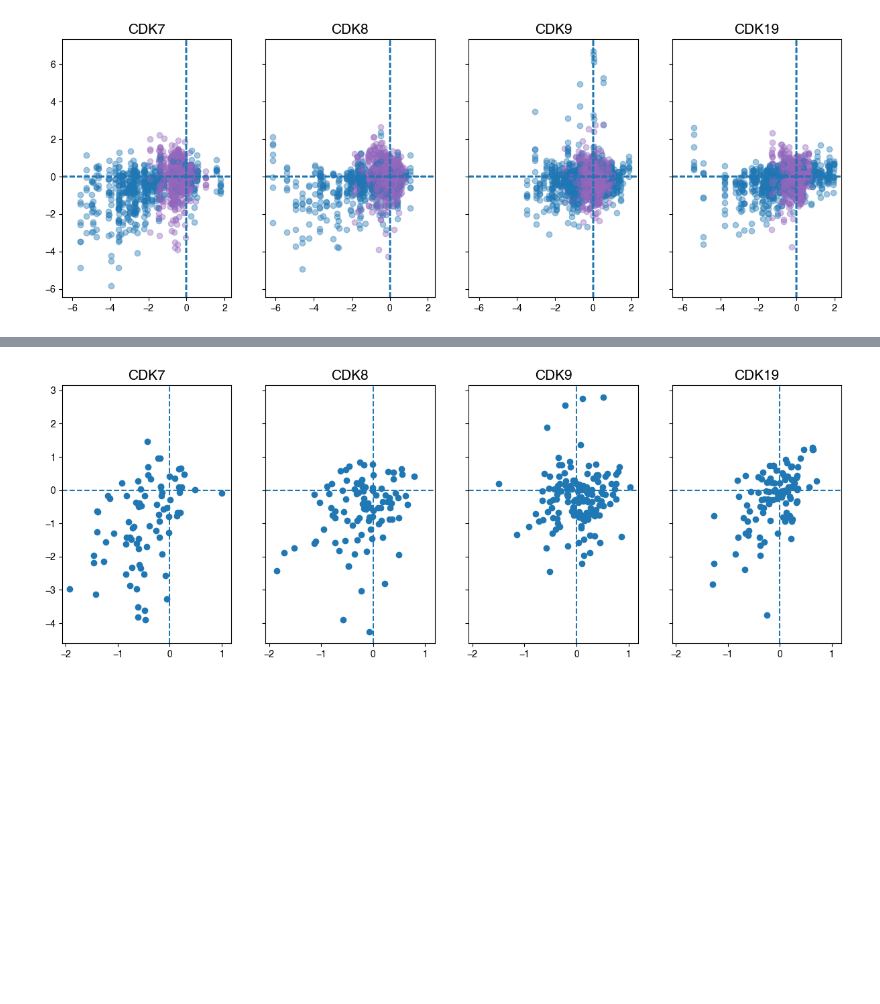
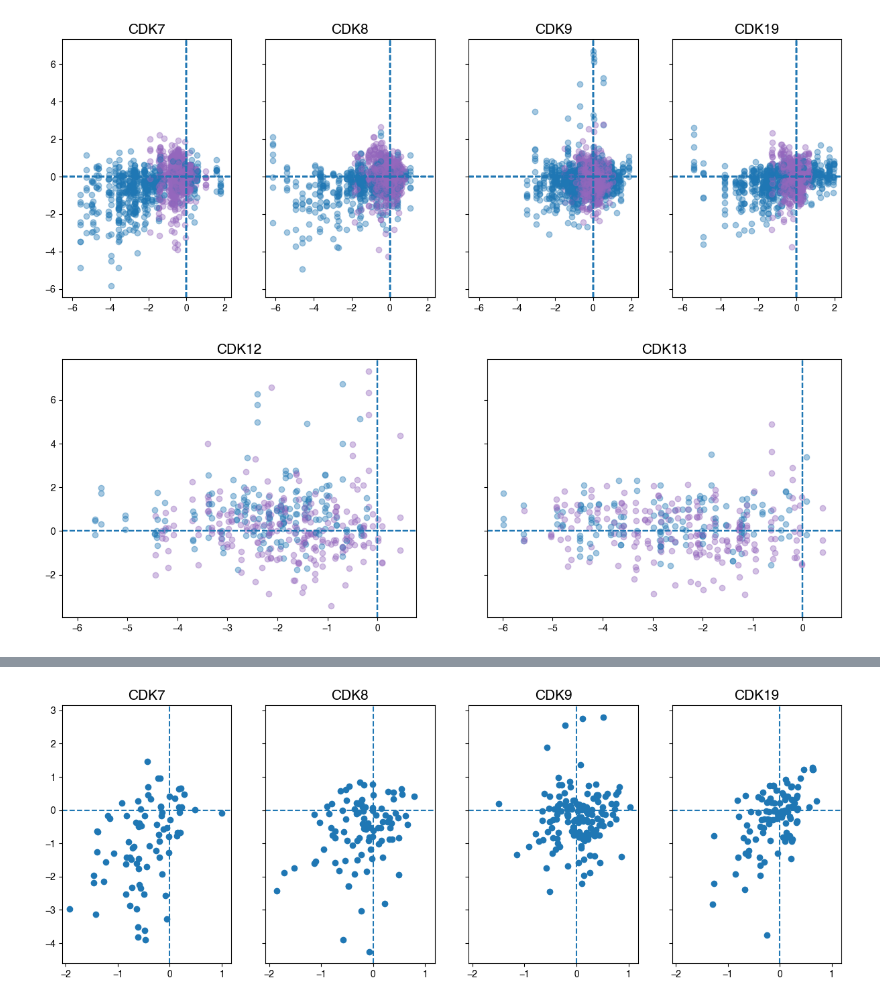
Before and after one commit to samgould2/CDK-BE-mutagenesis, a Jupyter notebook: notebooks/09_analysis_and_viz/KLIFS_fingerprints.ipynb, the cells around one changed output, grey strips where cells are left out. Drawn from its saved outputs; the diff is of its cells as text; code cells hidden in the pictures; blank space fills up the shorter version.

```diff
--- a/notebooks/09_analysis_and_viz/KLIFS_fingerprints.ipynb
+++ b/notebooks/09_analysis_and_viz/KLIFS_fingerprints.ipynb
@@ -1093,0 +1169,3 @@ ax.set_xticklabels(list(range(1,86)), rotation=90);
+# %%
+sav_klifs = pd.concat(sav_holder).reset_index(drop=True)
+sav_klifs
@@ -1093,0 +1392,6 @@ ax.set_xticklabels(list(range(1,86)), rotation=90);
+# %%
+to_highlight = sav_klifs[(sav_klifs['gRNA_id'].isin(highlight_CBE)) & (sav_klifs['Editor']=='CBE')].reset_index(drop=True)
+
+for i, val in to_highlight.iterrows():
+    v = CBE.loc[(CBE['gRNA_id']==val['gRNA_id']), name_CBE].values[0]
+    to_highlight.loc[i, name_CBE] = v
@@ -1178,14 +1495,13 @@ for condition in conditions:
 [figure]
 # %%
 
-fig, ax = plt.subplots(1,4,figsize=(15,5), sharex=True, sharey=True)
+fig, ax = plt.subplots(1,2,figsize=(15,5), sharex=True, sharey=True)
 
 
+#genes = ['CDK12', 'CDK13']
 genes = ['CDK12', 'CDK13']
 
-condition = 'KI-CDK9d-32N_5000nM'
-
-conditions = ['Senexin B_15000nM', 'Senexin B_2000nM', 'KI-CDK9d-32_100nM', 'KI-CDK9d-32_1000nM', 'KI-CDK9d-32N_1250nM', 'KI-CDK9d-32N_5000nM', 'SEL120_4000nM', 'KB-0742_1500nM']
+conditions = ['HQ461', 'BSJ-4-116', 'CDK12-IN-2']
 
 p = []
 c = []
@@ -1196,50 +1512,52 @@ gg = []
 for condition in conditions:
 
     for i, val in enumerate(genes):
-        aa = CBE_rg_dict1[val]
+        aa = CBE_rg_dict2[val]
         flat_list = [x for xs in aa for x in xs]
         np.unique(flat_list)
 
-        plas = CBE_s1_plasmid[CBE_s1_plasmid['gRNA_id'].isin(np.unique(flat_list))]
-        cond = CBE_s1[CBE_s1['gRNA_id'].isin(np.unique(flat_list))]
+        plas = CBE_s2_plasmid[CBE_s2_plasmid['gRNA_id'].isin(np.unique(flat_list))]
+        cond = CBE_s2[CBE_s2['gRNA_id'].isin(np.unique(flat_list))]
         assert list(plas['gRNA_id'])==list(cond['gRNA_id'])
 
-        ax[i].scatter(plas['LFC_median_T0'], cond[f'LFC_median_{condition}'], c='tab:blue', alpha=.4)
+        ax[i].scatter(plas['LFC_median_CBE_T0'], cond[f'LFC_median_CBE_{condition}'], c='tab:blue', alpha=.4)
         ax[i].set_title(val, fontsize=15)
         ax[i].axvline(0, linestyle='dashed')
         ax[i].axhline(0, linestyle='dashed')
 
-        for j in plas['LFC_median_T0']:
+        for j in plas['LFC_median_CBE_T0']:
             p.append(j)
-        for j in cond[f'LFC_median_{condition}']:
+        for j in cond[f'LFC_median_CBE_{condition}']:
             c.append(j)
             cond1.append(condition)
             e.append('CBE')
             gg.append(val)
 
 
 
     for i, val in enumerate(genes):
-        aa = ABE_rg_dict1[val]
+        aa = ABE_rg_dict2[val]
         flat_list = [x for xs in aa for x in xs]
         np.unique(flat_list)
 
-        plas = ABE_s1_plasmid[ABE_s1_plasmid['gRNA_id'].isin(np.unique(flat_list))]
-        cond = ABE_s1[ABE_s1['gRNA_id'].isin(np.unique(flat_list))]
+        plas = ABE_s2_plasmid[ABE_s2_plasmid['gRNA_id'].isin(np.unique(flat_list))]
+        cond = ABE_s2[ABE_s2['gRNA_id'].isin(np.unique(flat_list))]
         assert list(plas['gRNA_id'])==list(cond['gRNA_id'])
 
-        ax[i].scatter(plas['LFC_median_T0'], cond[f'LFC_median_{condition}'],c='tab:purple', alpha=.4)
+        ax[i].scatter(plas['LFC_median_ABE_T0'], cond[f'LFC_median_ABE_{condition}'],c='tab:purple', alpha=.4)
         ax[i].set_title(val, fontsize=15)
         ax[i].axvline(0, linestyle='dashed')
         ax[i].axhline(0, linestyle='dashed')
 
-        for j in plas['LFC_median_T0']:
+        for j in plas['LFC_median_ABE_T0']:
             p.append(j)
-        for j in cond[f'LFC_median_{condition}']:
+        for j in cond[f'LFC_median_ABE_{condition}']:
             c.append(j)
             cond1.append(condition)
             e.append('ABE')
             gg.append(val)
+# %% [output]
+[figure, added]
 # %%
 aa = pd.DataFrame(dict(zip(['Gene', 'Editor', 'Condition', 'T0_plasmid', 'Condition_LFC'], [gg, e, cond1, p, c])))
 
```
Also changed, not shown: parts of 23 cells of this notebook, 32 other files.
